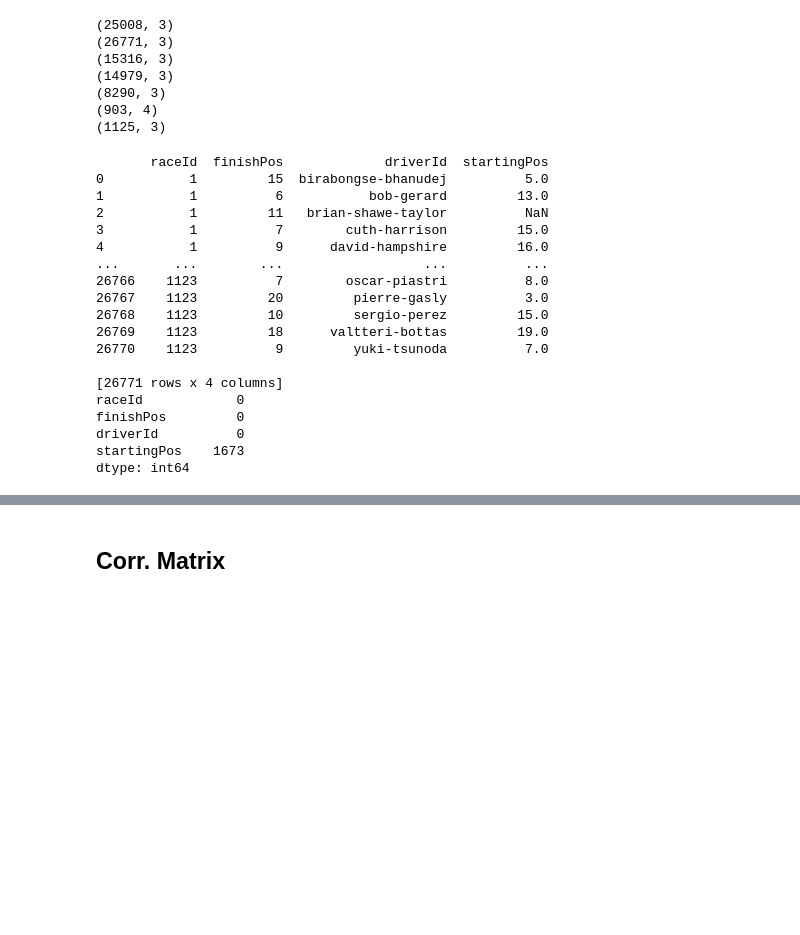
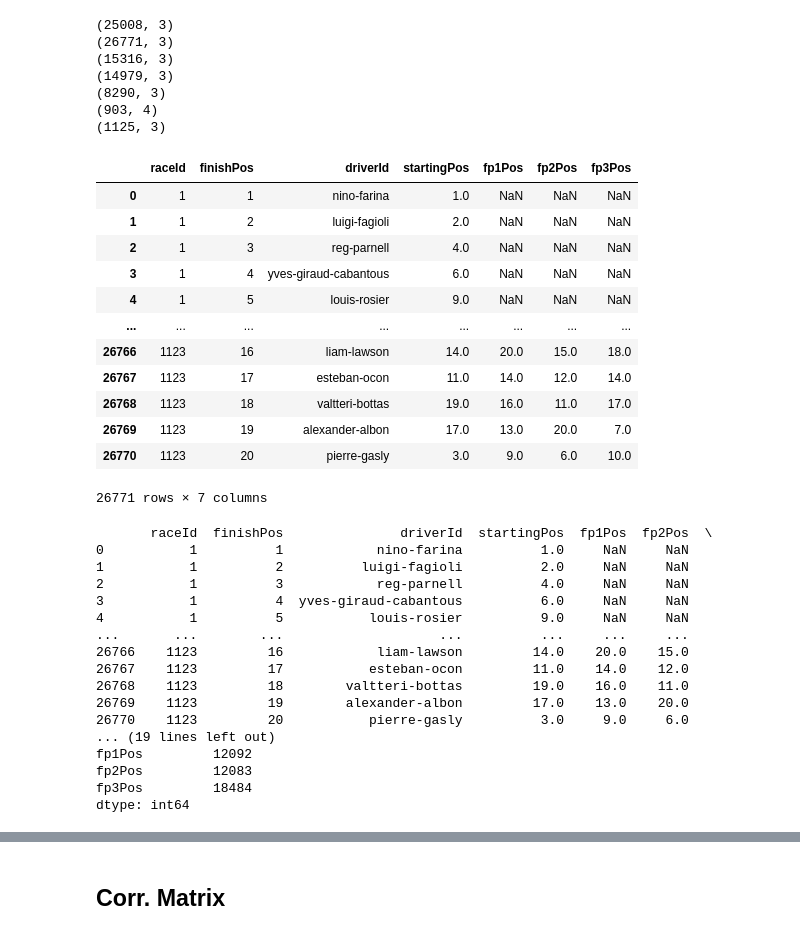
Before and after one commit to BaghettiGH/Predict-F1-Podium, a Jupyter notebook: F1WinnerPrediction.ipynb, the cells around one changed output, grey strips where cells are left out. Cells and saved outputs as stored; diff of their text form; code cells hidden in the pictures; blank space fills up the shorter version.

```diff
--- a/F1WinnerPrediction.ipynb
+++ b/F1WinnerPrediction.ipynb
@@ -86,24 +86,38 @@ mergedDf4 = pd.merge(mergedDf3,dfFp3,on=['raceId','driverId'],how='inner')
+# %%
+mergedFp3
+# %% [output]
+|  | raceId | finishPos | driverId | startingPos | fp1Pos | fp2Pos | fp3Pos |
+| 0 | 1 | 1 | nino-farina | 1.0 | NaN | NaN | NaN |
+| 1 | 1 | 2 | luigi-fagioli | 2.0 | NaN | NaN | NaN |
+| 2 | 1 | 3 | reg-parnell | 4.0 | NaN | NaN | NaN |
+| 3 | 1 | 4 | yves-giraud-cabantous | 6.0 | NaN | NaN | NaN |
+| 4 | 1 | 5 | louis-rosier | 9.0 | NaN | NaN | NaN |
+| ... | ... | ... | ... | ... | ... | ... | ... |
+| 26766 | 1123 | 16 | liam-lawson | 14.0 | 20.0 | 15.0 | 18.0 |
+| 26767 | 1123 | 17 | esteban-ocon | 11.0 | 14.0 | 12.0 | 14.0 |
+| 26768 | 1123 | 18 | valtteri-bottas | 19.0 | 16.0 | 11.0 | 17.0 |
+| 26769 | 1123 | 19 | alexander-albon | 17.0 | 13.0 | 20.0 | 7.0 |
+| 26770 | 1123 | 20 | pierre-gasly | 3.0 | 9.0 | 6.0 | 10.0 |
+26771 rows × 7 columns
 # %%
-print(mergedDf1)
-print(mergedDf1.isnull().sum())
+print(mergedFp3)
+print(mergedFp3.isnull().sum())
 # %% [output]
-       raceId  finishPos             driverId  startingPos
-0           1         15  birabongse-bhanudej          5.0
-1           1          6           bob-gerard         13.0
-2           1         11   brian-shawe-taylor          NaN
-3           1          7        cuth-harrison         15.0
-4           1          9      david-hampshire         16.0
-...       ...        ...                  ...          ...
-26766    1123          7        oscar-piastri          8.0
-26767    1123         20         pierre-gasly          3.0
-26768    1123         10         sergio-perez         15.0
-26769    1123         18      valtteri-bottas         19.0
-26770    1123          9         yuki-tsunoda          7.0
-
-[26771 rows x 4 columns]
-raceId            0
-finishPos         0
-driverId          0
-startingPos    1673
+       raceId  finishPos               driverId  startingPos  fp1Pos  fp2Pos  \
+0           1          1            nino-farina          1.0     NaN     NaN
+1           1          2          luigi-fagioli          2.0     NaN     NaN
+2           1          3            reg-parnell          4.0     NaN     NaN
+3           1          4  yves-giraud-cabantous          6.0     NaN     NaN
+4           1          5           louis-rosier          9.0     NaN     NaN
+...       ...        ...                    ...          ...     ...     ...
+26766    1123         16            liam-lawson         14.0    20.0    15.0
+26767    1123         17           esteban-ocon         11.0    14.0    12.0
+26768    1123         18        valtteri-bottas         19.0    16.0    11.0
+26769    1123         19        alexander-albon         17.0    13.0    20.0
+26770    1123         20           pierre-gasly          3.0     9.0     6.0
+... (19 lines left out)
+fp1Pos         12092
+fp2Pos         12083
+fp3Pos         18484
 dtype: int64
 # %%
```
Also changed, not shown: parts of 13 cells of this notebook.
